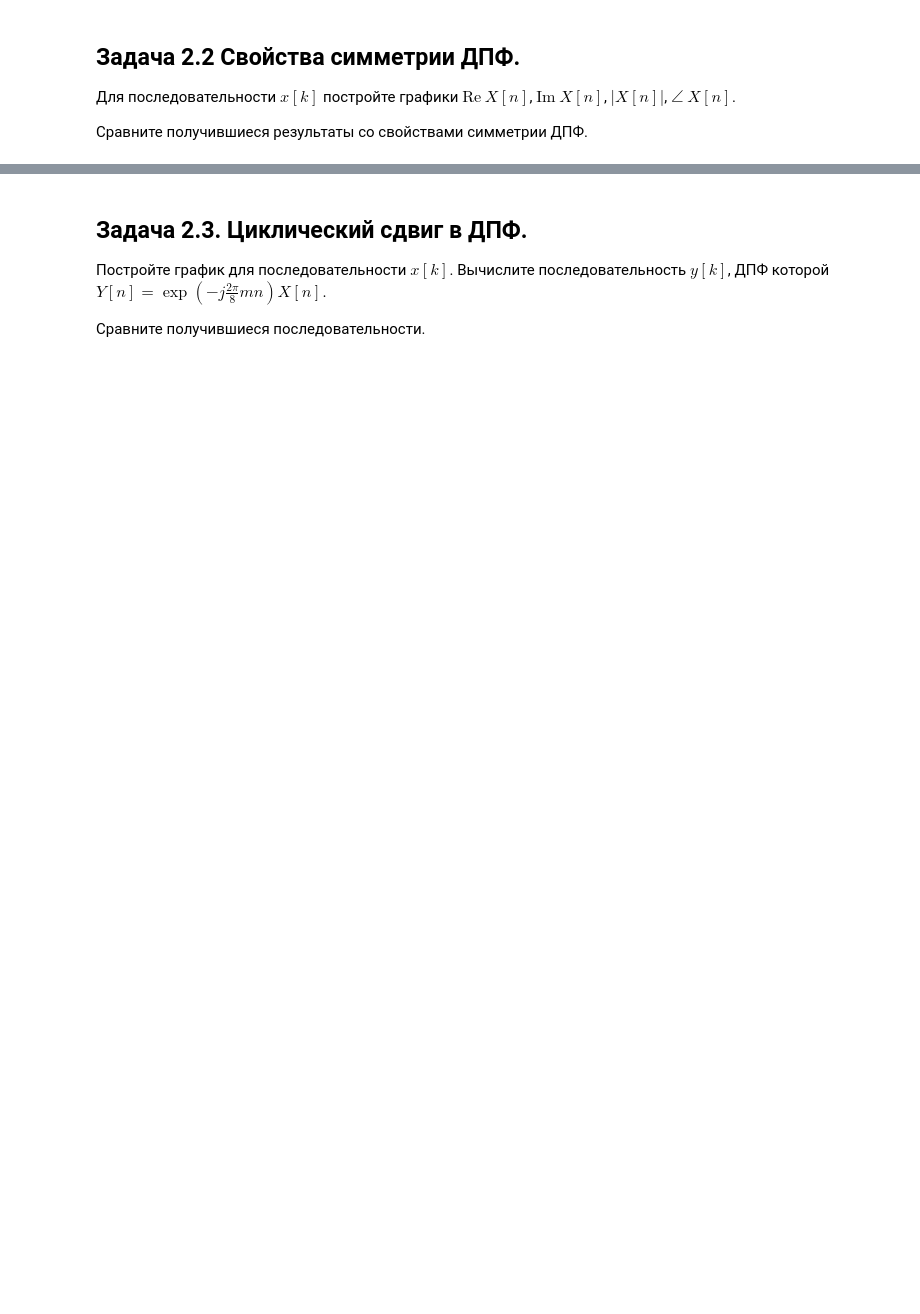
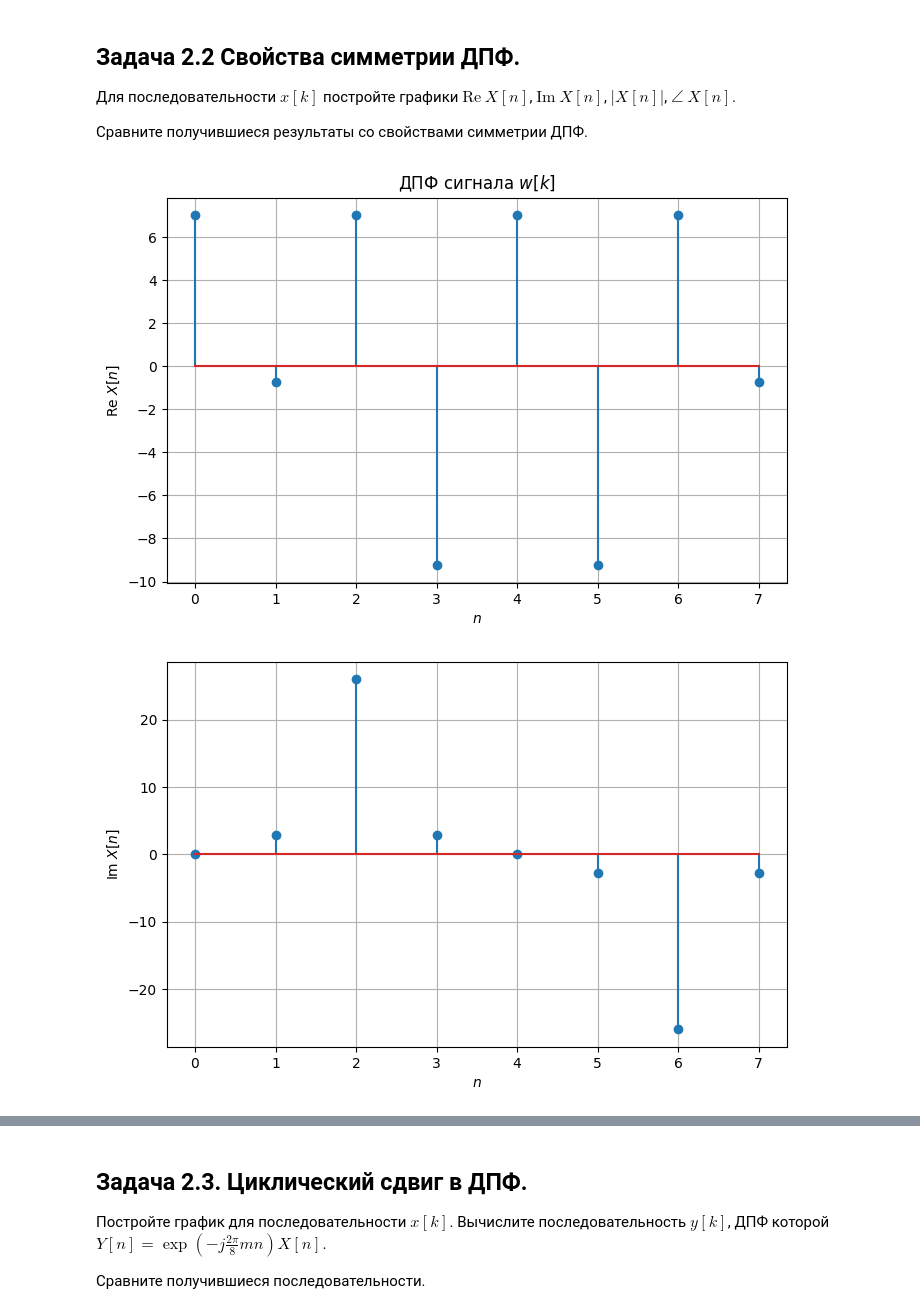
Before and after one commit to oncominglane/radiophysics, a Jupyter notebook: lab2/Lab2.ipynb, the cells around one changed output, grey strips where cells are left out. Saved outputs shown, nothing was run; the diff lists cells and outputs as text; code cells hidden in the pictures; blank space fills up the shorter version.

```diff
--- a/lab2/Lab2.ipynb
+++ b/lab2/Lab2.ipynb
@@ -267,3 +267,14 @@ W2(0) =  64.0
 б) алгоритм быстрого преобразование Фурье (БПФ).
 
 Сравните результаты.
+# %%
+x = [1, -6, 0, 4, 6, -7, 0, 9]
+
+W8 = dft(N)
+Xn = W8 @ x
+print("Xn = ", Xn)
+
+Xn2 = np.fft.fft(x)
+print("Xn2 = ", Xn2)
+
+max(abs(Xn2-Xn))
@@ -273,3 +294,43 @@ W2(0) =  64.0
 Для последовательности $x[k]$ постройте графики $\text{Re}\ X[n]$, $\text{Im}\ X[n]$, $\left| X[n] \right|$, $\angle \ X[n]$.
 
 Сравните получившиеся результаты со свойствами симметрии ДПФ.
+# %%
+N = 8
+Xn = np.fft.fft(x)
+
+n=np.arange(N)
+plt.figure(figsize=[8, 5])
+plt.stem(n, Xn.real)
+plt.xticks(n)
+plt.title('ДПФ сигнала $w[k]$')
+plt.xlabel('$n$')
+plt.ylabel('Re $X[n]$')
+plt.grid()
+
+plt.figure(figsize=[8, 5])
+plt.stem(n, Xn.imag)
+plt.xticks(n)
+plt.xlabel('$n$')
+plt.ylabel('Im $X[n]$')
+plt.grid()
+
+plt.figure(figsize=[8, 5])
+plt.stem(n, abs(Xn))
+plt.xticks(n)
+plt.title('ДПФ сигнала $w[k]$')
+plt.xlabel('$n$')
+plt.ylabel('abs $X[n]$')
+plt.grid()
+
+plt.figure(figsize=[8, 5])
+plt.stem(n, np.angle(Xn))
+plt.xticks(n)
+plt.title('ДПФ сигнала $w[k]$')
+plt.xlabel('$n$')
+plt.ylabel('angle $X[n]$')
+plt.grid()
+
+plt.tight_layout()
+# %% [output]
+[figure, added]
+[figure, added]
```
Also changed, not shown: parts of 3 cells of this notebook.
